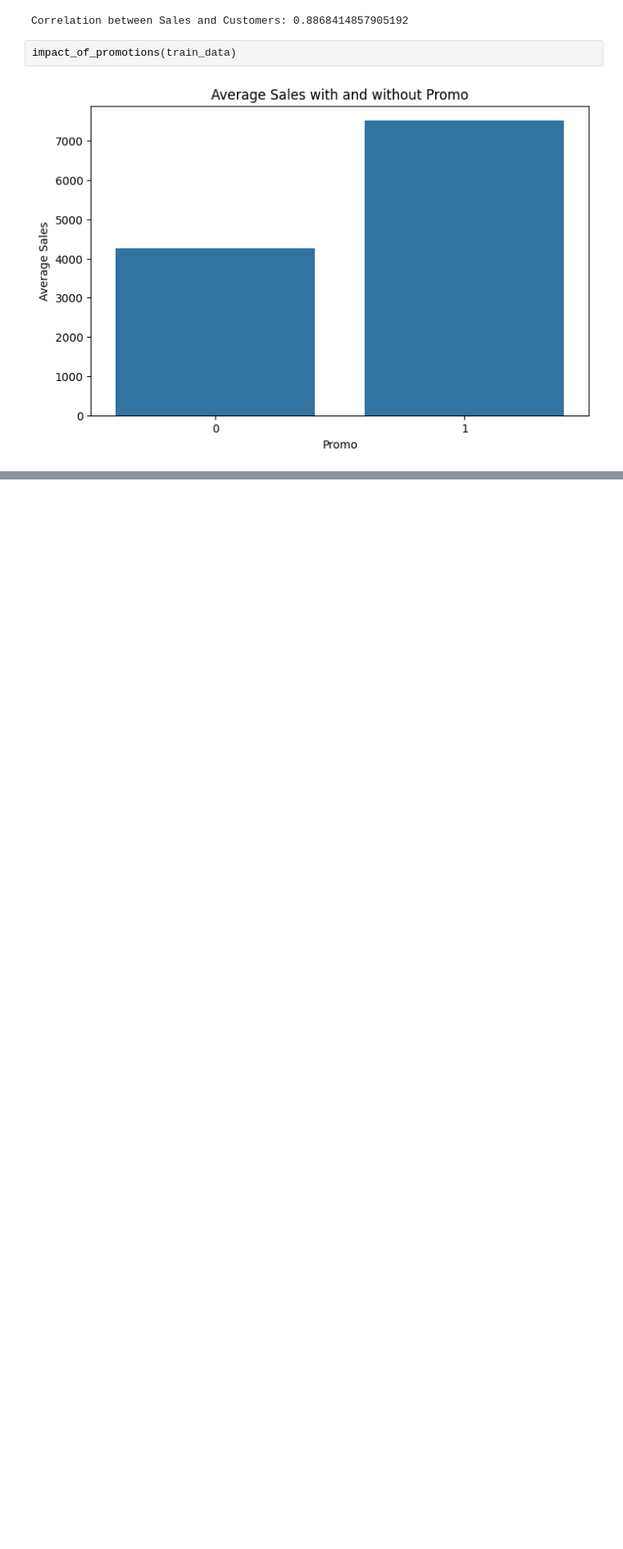
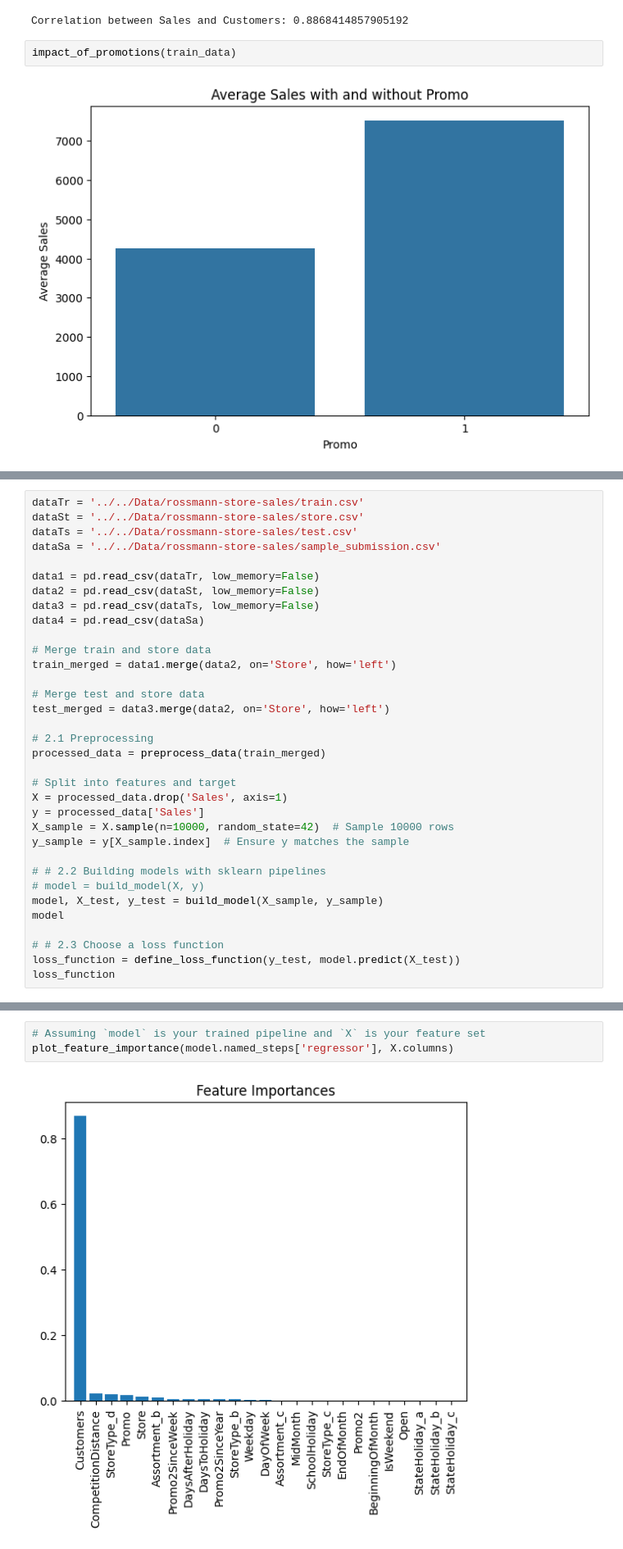
Before and after one commit to Abenezer-yon/kaim-week-4, a Jupyter notebook: notebooks/analysis1.ipynb, the cells around one changed output, grey strips where cells are left out. Shown: that part at 82% size. Cells and saved outputs as stored; diff of their text form; blank space fills up the shorter version.

```diff
--- a/notebooks/analysis1.ipynb
+++ b/notebooks/analysis1.ipynb
@@ -41,0 +57,34 @@ impact_of_promotions(train_data)
+# %%
+dataTr = '../../Data/rossmann-store-sales/train.csv'
+dataSt = '../../Data/rossmann-store-sales/store.csv'
+dataTs = '../../Data/rossmann-store-sales/test.csv'
+dataSa = '../../Data/rossmann-store-sales/sample_submission.csv'
+
+data1 = pd.read_csv(dataTr, low_memory=False)
+data2 = pd.read_csv(dataSt, low_memory=False)
+data3 = pd.read_csv(dataTs, low_memory=False)
+data4 = pd.read_csv(dataSa)
+
+# Merge train and store data
+train_merged = data1.merge(data2, on='Store', how='left')
+
+# Merge test and store data
+test_merged = data3.merge(data2, on='Store', how='left')
+
+# 2.1 Preprocessing
+processed_data = preprocess_data(train_merged)
+
+# Split into features and target
+X = processed_data.drop('Sales', axis=1)
+y = processed_data['Sales']
+X_sample = X.sample(n=10000, random_state=42)  # Sample 10000 rows
+y_sample = y[X_sample.index]  # Ensure y matches the sample
+
+# # 2.2 Building models with sklearn pipelines
+# model = build_model(X, y)
+model, X_test, y_test = build_model(X_sample, y_sample)
+model
+
+# # 2.3 Choose a loss function
+loss_function = define_loss_function(y_test, model.predict(X_test))
+loss_function
@@ -41,0 +105,5 @@ impact_of_promotions(train_data)
+# %%
+# Assuming `model` is your trained pipeline and `X` is your feature set
+plot_feature_importance(model.named_steps['regressor'], X.columns)
+# %% [output]
+[figure, added]
```
Also changed, not shown: parts of 5 cells of this notebook, 8 other files.
